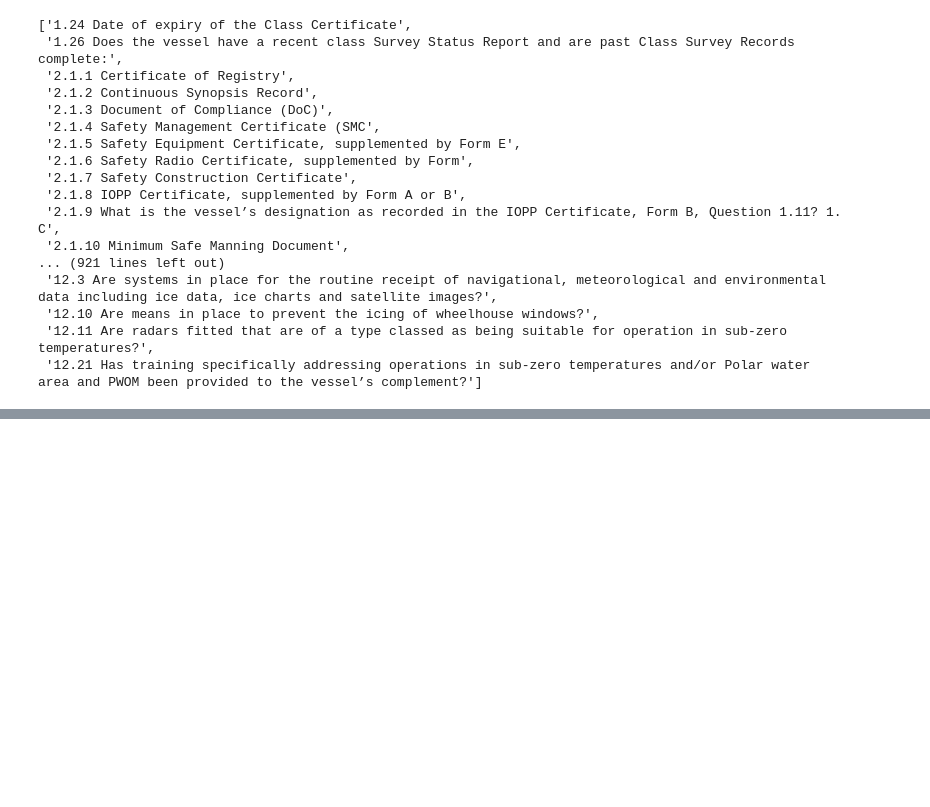
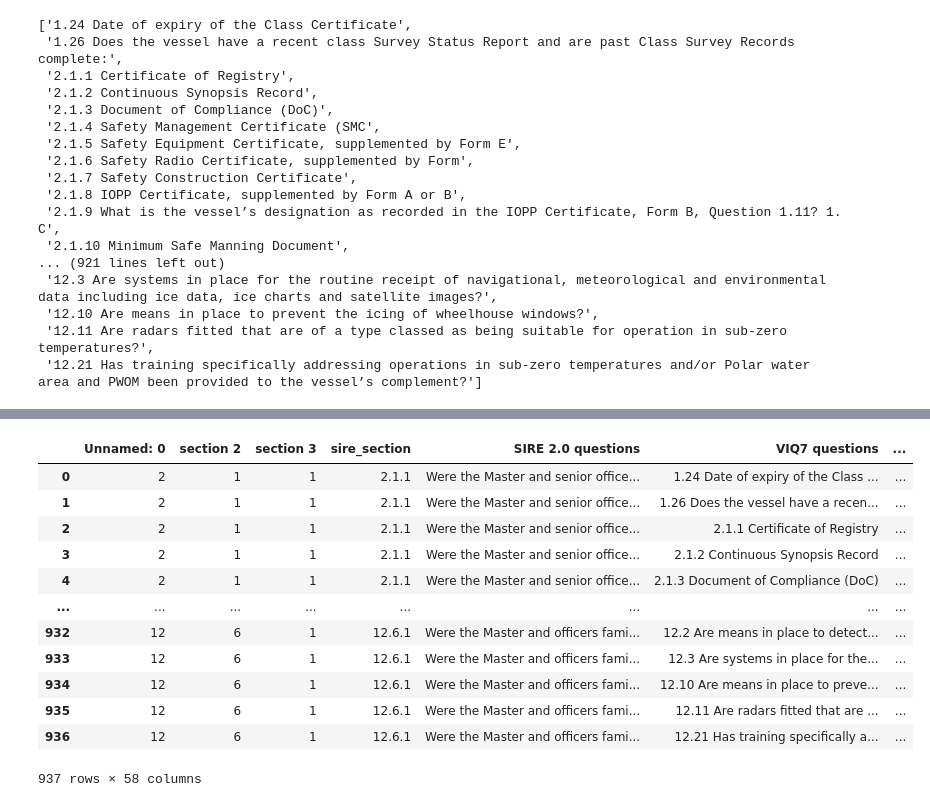
Before and after one commit to Sagnik-C/SIRE_2, a Jupyter notebook: home/work.ipynb, the cells around one changed output, grey strips where cells are left out. Drawn from its saved outputs; the diff is of its cells as text; code cells hidden in the pictures; blank space fills up the shorter version.

```diff
--- a/home/work.ipynb
+++ b/home/work.ipynb
@@ -78,0 +163,18 @@ list(df["VIQ7 questions"])
+# %%
+df["Potential Grounds for Neg Obs"] = df["sire_section"].map(lambda section: literal_eval((df.loc[df["sire_section"]==section.rstrip()]["Potential Grounds for Neg Obs"]).values[0]) if len((df.loc[df["sire_section"]==section.rstrip()]["Potential Grounds for Neg Obs"]).values)>0 else [])
+# %%
+df
+# %% [output]
+|  | Unnamed: 0 | section 2 | section 3 | sire_section | SIRE 2.0 questions | VIQ7 questions | ... |
+| 0 | 2 | 1 | 1 | 2.1.1 | Were the Master and senior office... | 1.24 Date of expiry of the Class ... | ... |
+| 1 | 2 | 1 | 1 | 2.1.1 | Were the Master and senior office... | 1.26 Does the vessel have a recen... | ... |
+| 2 | 2 | 1 | 1 | 2.1.1 | Were the Master and senior office... | 2.1.1 Certificate of Registry | ... |
+| 3 | 2 | 1 | 1 | 2.1.1 | Were the Master and senior office... | 2.1.2 Continuous Synopsis Record | ... |
+| 4 | 2 | 1 | 1 | 2.1.1 | Were the Master and senior office... | 2.1.3 Document of Compliance (DoC) | ... |
+| ... | ... | ... | ... | ... | ... | ... | ... |
+| 932 | 12 | 6 | 1 | 12.6.1 | Were the Master and officers fami... | 12.2 Are means in place to detect... | ... |
+| 933 | 12 | 6 | 1 | 12.6.1 | Were the Master and officers fami... | 12.3 Are systems in place for the... | ... |
+| 934 | 12 | 6 | 1 | 12.6.1 | Were the Master and officers fami... | 12.10 Are means in place to preve... | ... |
+| 935 | 12 | 6 | 1 | 12.6.1 | Were the Master and officers fami... | 12.11 Are radars fitted that are ... | ... |
+| 936 | 12 | 6 | 1 | 12.6.1 | Were the Master and officers fami... | 12.21 Has training specifically a... | ... |
+937 rows × 58 columns
```
Also changed, not shown: parts of 12 cells of this notebook, 14 other files.
